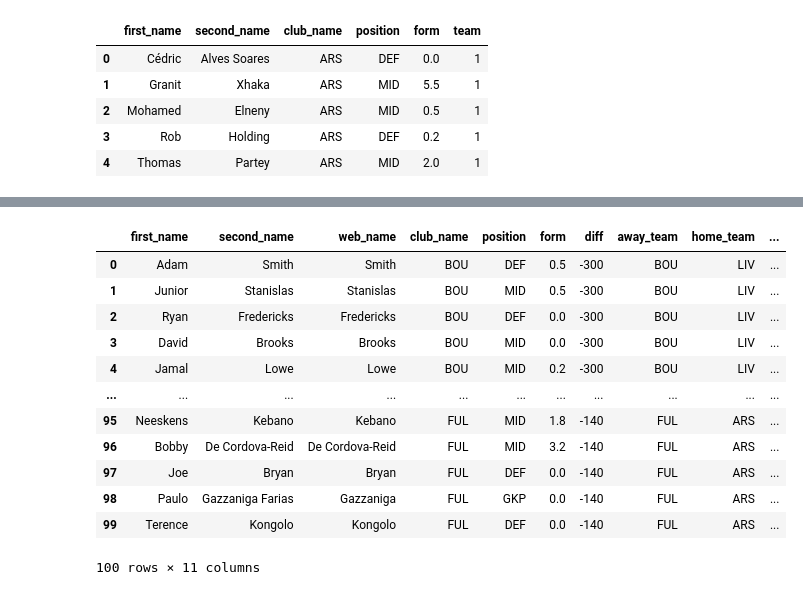
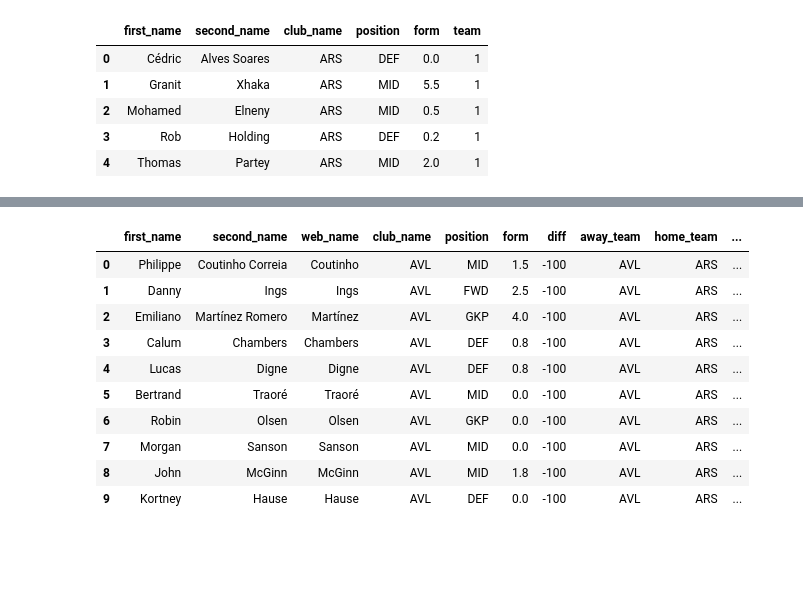
Before and after one commit to laniyadapo/FantasyPremierLeague, a Jupyter notebook: FPL.ipynb, the cells around one changed output, grey strips where cells are left out. Saved outputs shown, nothing was run; the diff lists cells and outputs as text; code cells hidden in the pictures; blank space fills up the shorter version.

Commit message:
Notebook update ready for teams review

```diff
--- a/FPL.ipynb
+++ b/FPL.ipynb
@@ -765,0 +82,15 @@ players_df.head()
+# %%
+#create dataframes for the current season dictionary keys for data exploration
+#- Contains summary of Gameweek data
+events_df = pd.DataFrame(current_season['events']) #
+phases_df = pd.DataFrame(current_season['phases']) #Shows calendar months for game weeks
+teams_df = pd.DataFrame(current_season['teams'])
+players_df = pd.DataFrame(current_season['elements'])
+element_stats_df = pd.DataFrame(current_season['element_stats'])
+element_types_df = pd.DataFrame(current_season['element_types'])
+# %%
+#get current season fixtures from FPL API endpoint and create Dataframe
+
+current_season_fixtures = requests.get(fpl_base_url+'fixtures/').json()
+fixtures_df = pd.DataFrame(current_season_fixtures)
+fixtures_df.head()
@@ -765,0 +625,13 @@ players_df.head()
+# %%
+#Cleaning the current season dataframes (null values, time series operations for dates)
+players_df.chance_of_playing_next_round = players_df.chance_of_playing_next_round.fillna(100.0)
+players_df.chance_of_playing_this_round = players_df.chance_of_playing_this_round.fillna(100.0)
+players_df.corners_and_indirect_freekicks_order = players_df.corners_and_indirect_freekicks_order.fillna(0)
+players_df.direct_freekicks_order = players_df.direct_freekicks_order.fillna(0)
+players_df.penalties_order = players_df.penalties_order.fillna(0)
+players_df.drop(['id', 'squad_number'], axis=1, inplace=True)
+fixtures_df.team_a_score = fixtures_df.team_a_score.fillna(0)
+fixtures_df.team_h_score = fixtures_df.team_h_score.fillna(0)
+fixtures_df.drop(['stats', 'id'], axis=1, inplace=True)
+fixtures_df['kickoff_time'] = fixtures_df['kickoff_time'].str[:-10]
+fixtures_df['kickoff_time'] = pd.to_datetime(fixtures_df['kickoff_time'])
@@ -765,0 +642,4 @@ players_df.head()
+# %%
+#Create Next Game week fixtures
+GWfixtures_df = fixtures_df.loc[(fixtures_df['event'] == 5)].copy()
+GWfixtures_df.shape
@@ -791,19 +730,17 @@ gw_home_players['diff'] = gw_home_players['home_team_strength'] - gw_home_player
 players_df = gw_away_players.append(gw_home_players)
 players_df['player_club'] = players_df['web_name'].map(str) + '-' + players_df['club_name'].map(str)
 # %%
-players_df[['first_name', 'second_name', 'web_name', 'club_name', 'position', 'form', 'diff', 'away_team', 'home_team', 'player_club', 'player_opp' ]].head(100)
+players_df[['first_name', 'second_name', 'web_name', 'club_name', 'position', 'form', 'diff', 'away_team', 'home_team', 'player_club', 'player_opp' ]].head(10)
 # %% [output]
 |  | first_name | second_name | web_name | club_name | position | form | diff | away_team | home_team | ... |
-| 0 | Adam | Smith | Smith | BOU | DEF | 0.5 | -300 | BOU | LIV | ... |
-| 1 | Junior | Stanislas | Stanislas | BOU | MID | 0.5 | -300 | BOU | LIV | ... |
-| 2 | Ryan | Fredericks | Fredericks | BOU | DEF | 0.0 | -300 | BOU | LIV | ... |
-| 3 | David | Brooks | Brooks | BOU | MID | 0.0 | -300 | BOU | LIV | ... |
-| 4 | Jamal | Lowe | Lowe | BOU | MID | 0.2 | -300 | BOU | LIV | ... |
-| ... | ... | ... | ... | ... | ... | ... | ... | ... | ... | ... |
-| 95 | Neeskens | Kebano | Kebano | FUL | MID | 1.8 | -140 | FUL | ARS | ... |
-| 96 | Bobby | De Cordova-Reid | De Cordova-Reid | FUL | MID | 3.2 | -140 | FUL | ARS | ... |
-| 97 | Joe | Bryan | Bryan | FUL | DEF | 0.0 | -140 | FUL | ARS | ... |
-| 98 | Paulo | Gazzaniga Farias | Gazzaniga | FUL | GKP | 0.0 | -140 | FUL | ARS | ... |
-| 99 | Terence | Kongolo | Kongolo | FUL | DEF | 0.0 | -140 | FUL | ARS | ... |
+| 0 | Philippe | Coutinho Correia | Coutinho | AVL | MID | 1.5 | -100 | AVL | ARS | ... |
+| 1 | Danny | Ings | Ings | AVL | FWD | 2.5 | -100 | AVL | ARS | ... |
+| 2 | Emiliano | Martínez Romero | Martínez | AVL | GKP | 4.0 | -100 | AVL | ARS | ... |
+| 3 | Calum | Chambers | Chambers | AVL | DEF | 0.8 | -100 | AVL | ARS | ... |
+| 4 | Lucas | Digne | Digne | AVL | DEF | 0.8 | -100 | AVL | ARS | ... |
+| 5 | Bertrand | Traoré | Traoré | AVL | MID | 0.0 | -100 | AVL | ARS | ... |
+| 6 | Robin | Olsen | Olsen | AVL | GKP | 0.0 | -100 | AVL | ARS | ... |
+| 7 | Morgan | Sanson | Sanson | AVL | MID | 0.0 | -100 | AVL | ARS | ... |
+| 8 | John | McGinn | McGinn | AVL | MID | 1.8 | -100 | AVL | ARS | ... |
+| 9 | Kortney | Hause | Hause | AVL | DEF | 0.0 | -100 | AVL | ARS | ... |
-100 rows × 11 columns
 # %%
```
Also changed, not shown: parts of 158 cells of this notebook, 1 other file.
